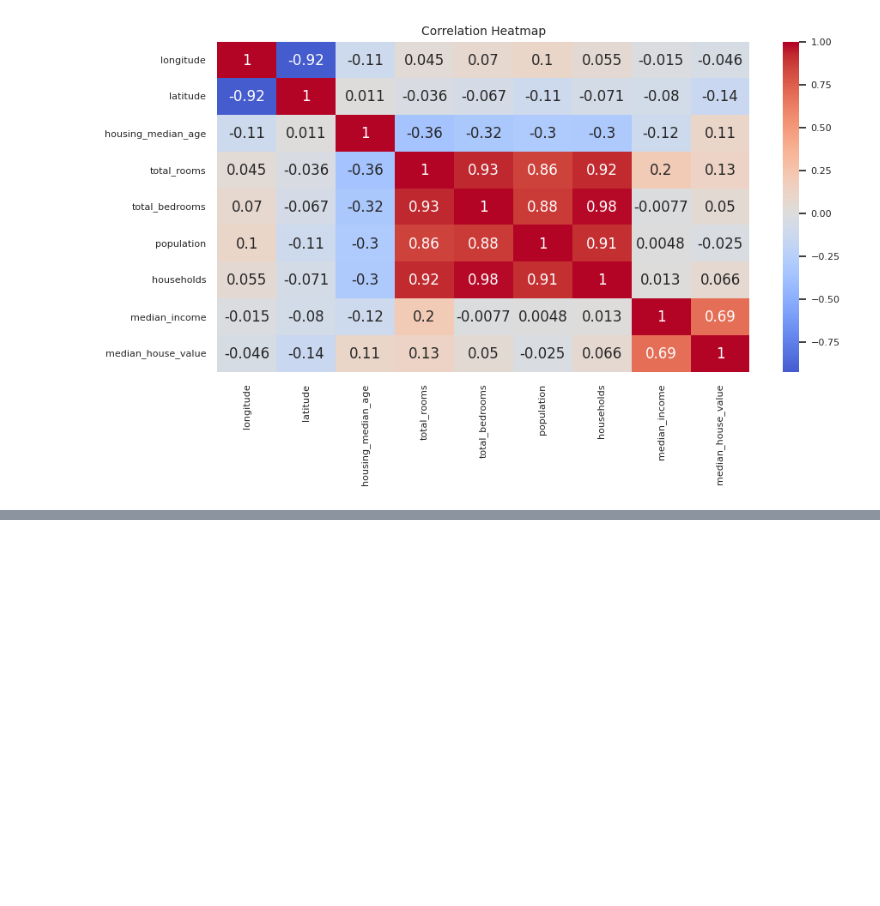
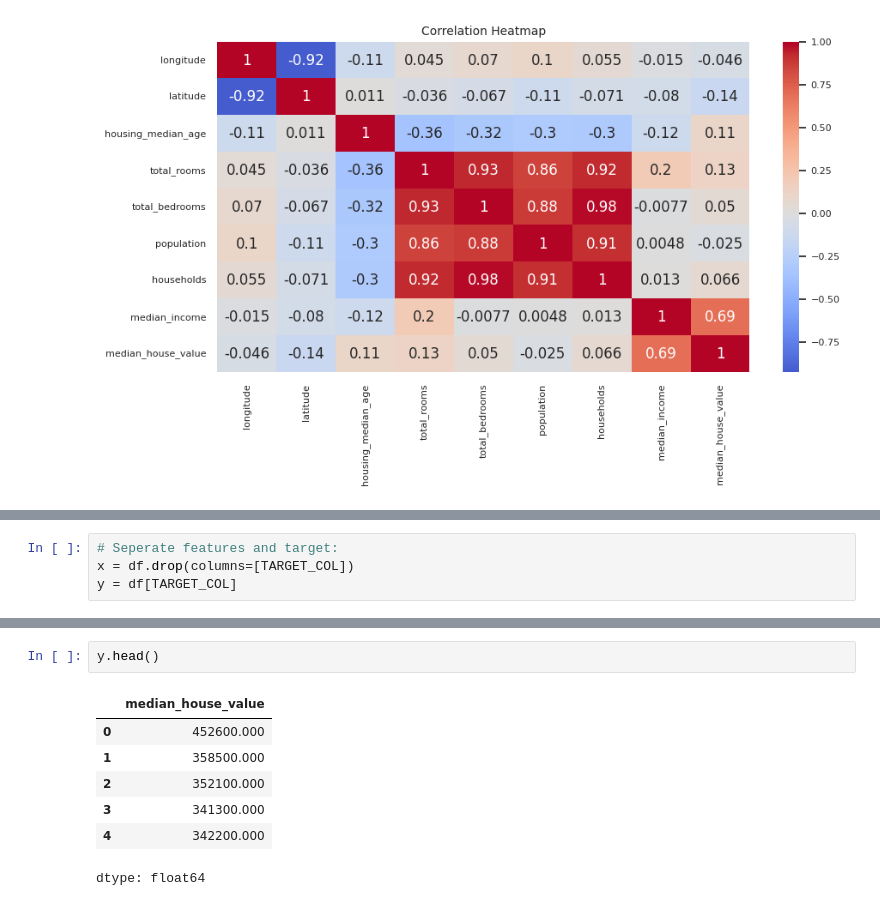
Before and after one commit to NgocAnhNguyen-0601/Housing-Price-Prediction-, a Jupyter notebook: Housing_Price_Prediction.ipynb, the cells around one changed output, grey strips where cells are left out. Saved outputs shown, nothing was run; the diff lists cells and outputs as text; blank space fills up the shorter version.

```diff
--- a/Housing_Price_Prediction.ipynb
+++ b/Housing_Price_Prediction.ipynb
@@ -300,0 +336,4 @@ plt.show()
+# %%
+# Seperate features and target:
+x = df.drop(columns=[TARGET_COL])
+y = df[TARGET_COL]
@@ -300,0 +349,10 @@ plt.show()
+# %%
+y.head()
+# %% [output]
+|  | median_house_value |
+| 0 | 452600.000 |
+| 1 | 358500.000 |
+| 2 | 352100.000 |
+| 3 | 341300.000 |
+| 4 | 342200.000 |
+dtype: float64
```
Also changed, not shown: parts of 11 cells of this notebook.
